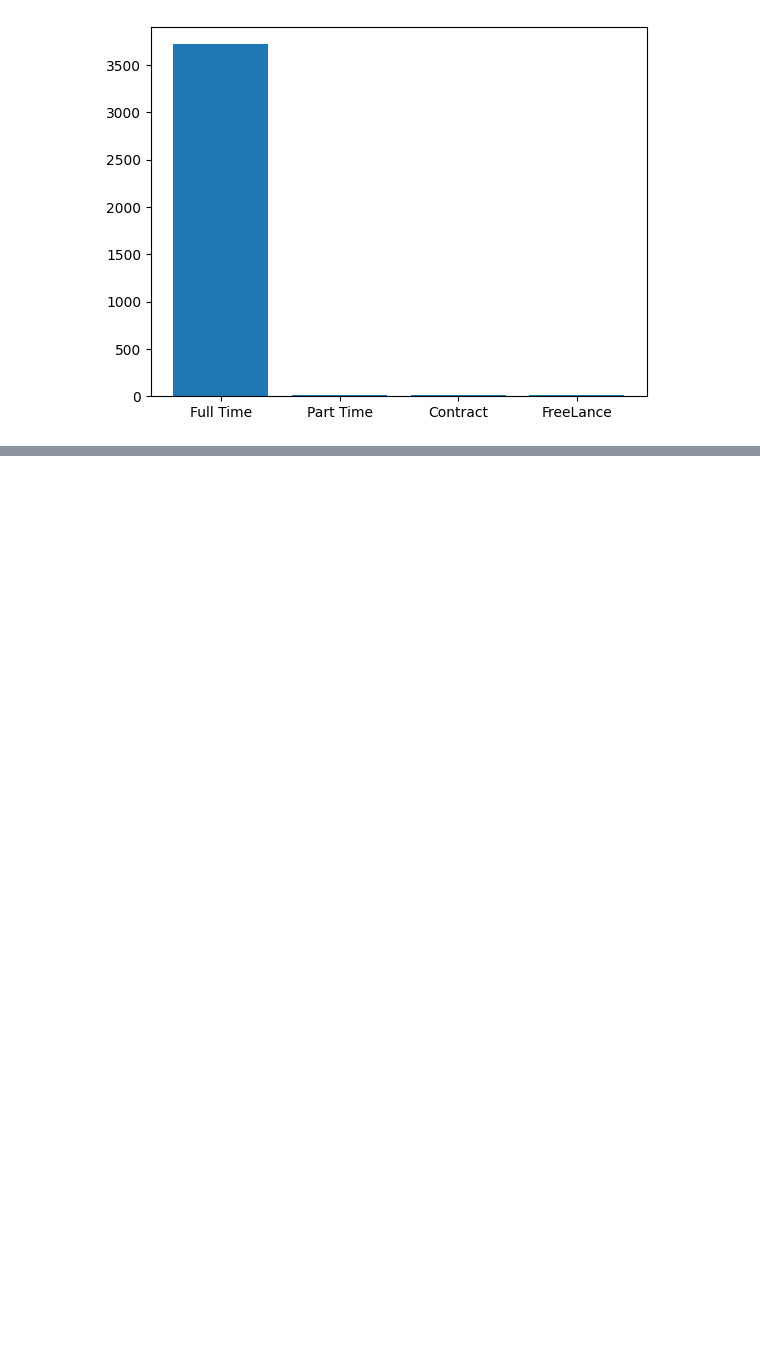
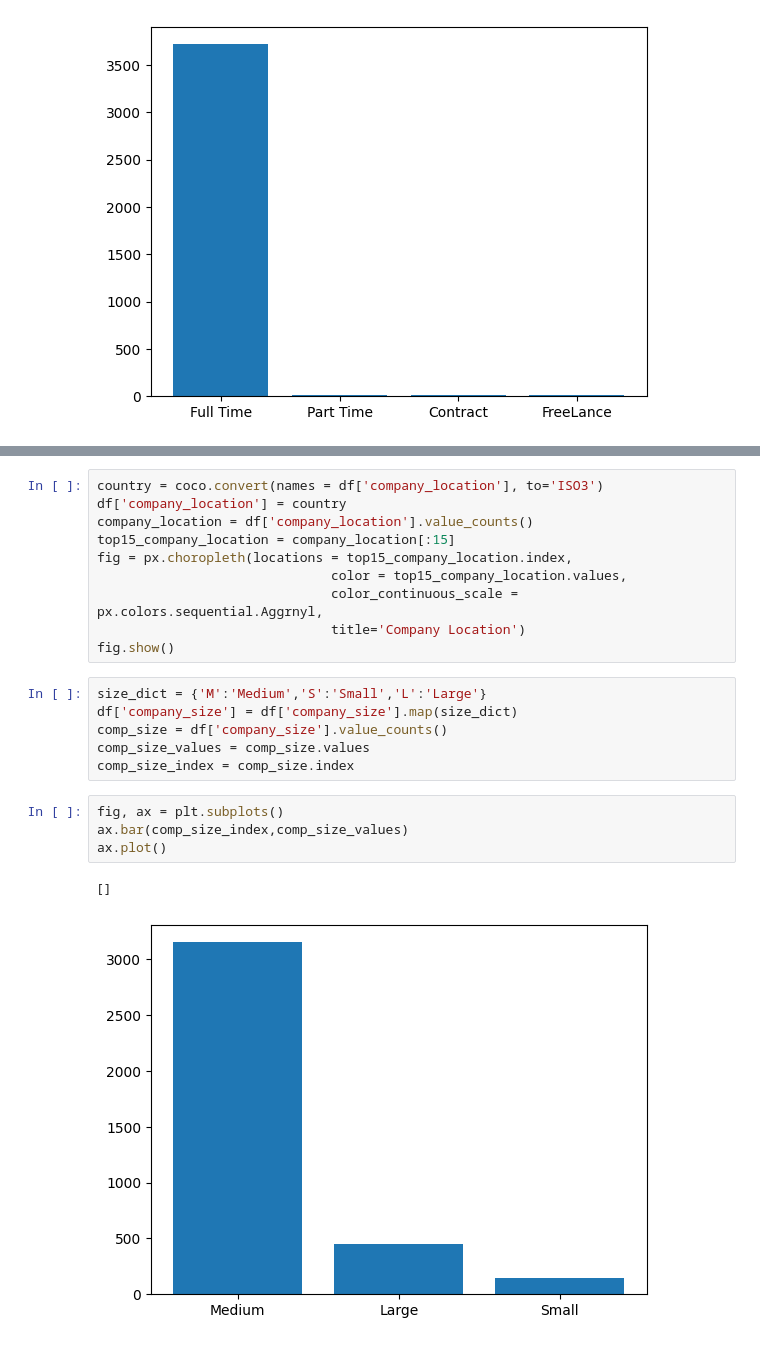
Before and after one commit to AyushPandey-123/Data-Science-Salary-Prediction, a Jupyter notebook: notebook/EDA.ipynb, the cells around one changed output, grey strips where cells are left out. Cells and saved outputs as stored; diff of their text form; blank space fills up the shorter version.

```diff
--- a/notebook/EDA.ipynb
+++ b/notebook/EDA.ipynb
@@ -124,0 +125,23 @@ df.head(5)
+# %%
+country = coco.convert(names = df['company_location'], to='ISO3')
+df['company_location'] = country
+company_location = df['company_location'].value_counts()
+top15_company_location = company_location[:15]
+fig = px.choropleth(locations = top15_company_location.index,
+                              color = top15_company_location.values,
+                              color_continuous_scale = px.colors.sequential.Aggrnyl,
+                              title='Company Location')
+fig.show()
+# %%
+size_dict = {'M':'Medium','S':'Small','L':'Large'}
+df['company_size'] = df['company_size'].map(size_dict)
+comp_size = df['company_size'].value_counts()
+comp_size_values = comp_size.values
+comp_size_index = comp_size.index
+# %%
+fig, ax = plt.subplots()
+ax.bar(comp_size_index,comp_size_values)
+ax.plot()
+# %% [output]
+[]
+[figure, added]
```
Also changed, not shown: parts of 7 cells of this notebook, 2 other files.
